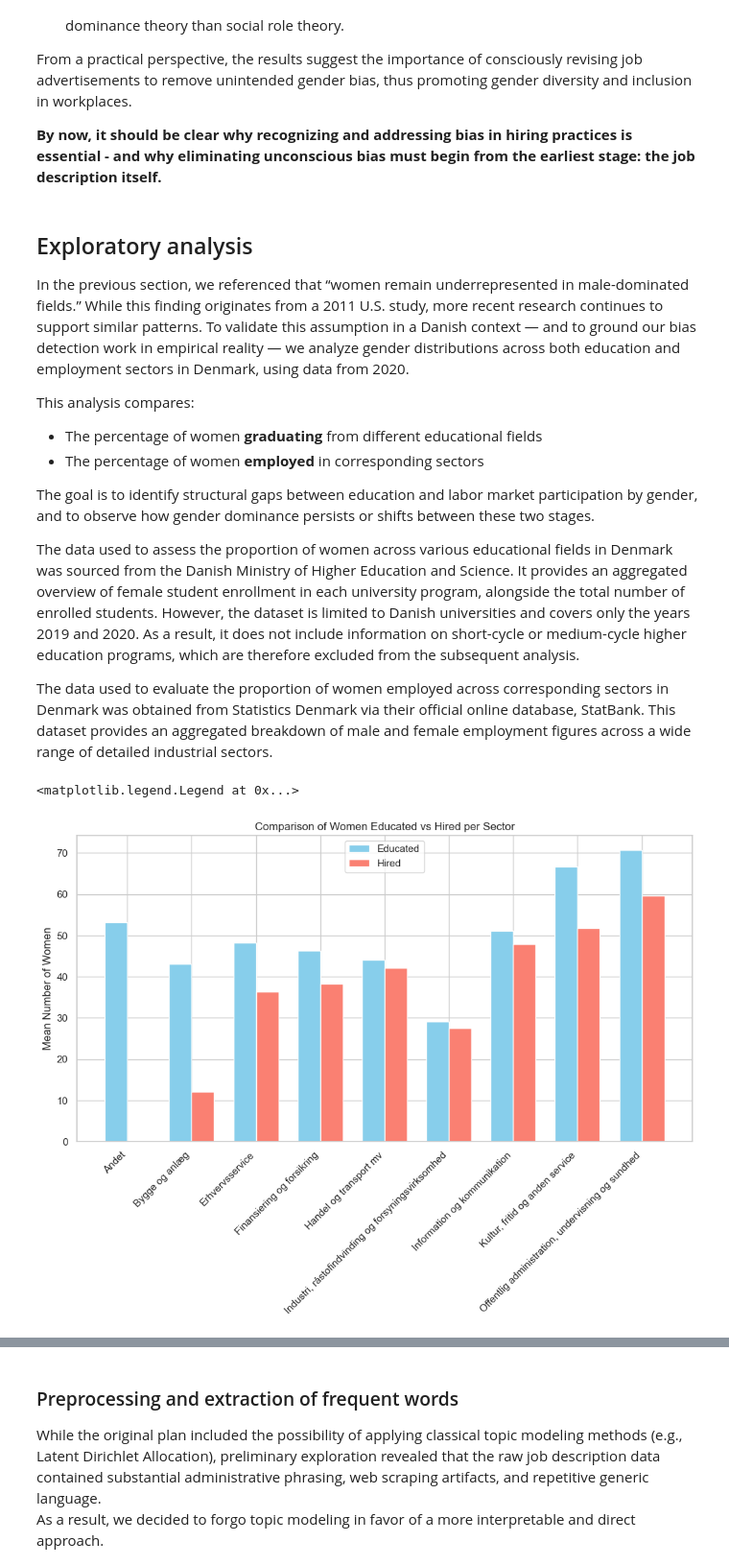
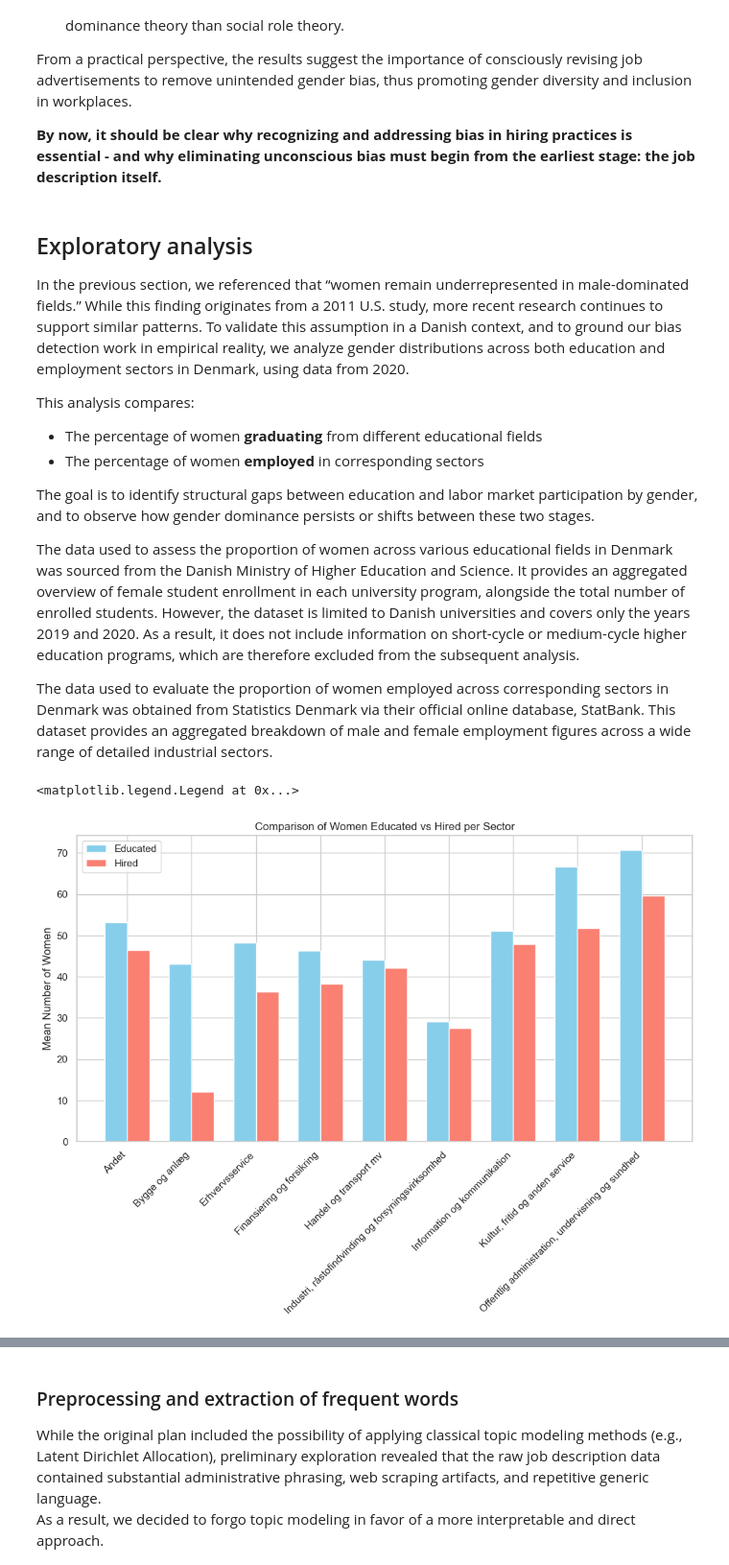
Before and after one commit to annemollelsborg/detection_of_workforce_discrimination, a Jupyter notebook: Women_in_men_fields.ipynb, the cells around one changed output, grey strips where cells are left out. Shown at 96% size. Saved outputs shown, nothing was run; the diff lists cells and outputs as text; code cells hidden in the pictures.

```diff
--- a/Women_in_men_fields.ipynb
+++ b/Women_in_men_fields.ipynb
@@ -40,7 +40,7 @@ From a practical perspective, the results suggest the importance of consciously
 # %% [markdown]
 ## Exploratory analysis
 
-In the previous section, we referenced that “women remain underrepresented in male-dominated fields.” While this finding originates from a 2011 U.S. study, more recent research continues to support similar patterns. To validate this assumption in a Danish context — and to ground our bias detection work in empirical reality — we analyze gender distributions across both education and employment sectors in Denmark, using data from 2020.
+In the previous section, we referenced that “women remain underrepresented in male-dominated fields.” While this finding originates from a 2011 U.S. study, more recent research continues to support similar patterns. To validate this assumption in a Danish context, and to ground our bias detection work in empirical reality, we analyze gender distributions across both education and employment sectors in Denmark, using data from 2020.
 
 This analysis compares:
 - The percentage of women **graduating** from different educational fields
@@ -153,7 +157,8 @@ mean_women = mean_women.set_index("Sector").loc[order].reset_index()
 ## Gender distribution in education
 education_DK = pd.read_csv("CSVfiles/DK_uddannelser_andelkvinder (1).csv", delimiter = ";")
 
-edu_groups = { # Define education group categories
+# Define education group categories
+edu_groups = {
     "Sundhedsvidenskab": ["medicin", "odontologi", "veterinær", "folkesundhed", "farmaci", "biomedicin", "psykologi", "sundhed", "tandplejer", "idræt"],
     "Naturvidenskab": ["arkæologi","naturressourcer","matematik","biologi", "husdyrsvidenskab","fysik", "kemi", "biokemi", "nanoscience", "geologi", "geografi", "bioteknologi", "natur", "molekylær"],
     "Teknisk videnskab (ingeniør)": ["civilingeniør", "diplomingeniør", "teknisk videnskab", "engineering", "maskin", "mekanik", "byg", "elektro", "software"],
@@ -163,7 +168,8 @@ edu_groups = { # Define education group categories
     "Information og kommunikationsteknologi": ["datalogi", "it", "data", "informatik", "kommunikation", "software", "machine learning"]
 }
 
-branche_keywords = { # Sectorgroups for educations and related keywords
+# Sectorgroups for educations and related keywords
+branche_keywords = {
     "Bygge og anlæg": ["byg", "arkitekt", "landinspektør"],
     "Landbrug, skovbrug og fisker": ["biologi","landbrug", "skov", "fiskeri", "husdyr", "naturressourcer", "agro", "geografi"],
     "Industri, råstofindvinding og forsyningsvirksomhed": ["ingeniør", "produktion", "mekanik", "maskin", "proces", "råstof", "energiteknik"],
@@ -178,7 +184,8 @@ branche_keywords = { # Sectorgroups for educations and related keywords
     ]
 }
 
-def classify_education(name): # Classification function
+# Classification function
+def classify_education(name):
     name_lower = name.lower()
     for group, keywords in branche_keywords.items():
         for keyword in keywords:
@@ -186,42 +193,47 @@ def classify_education(name): # Classification function
                 return group
     return "Andet"
 
-edu_df = pd.DataFrame(education_DK, columns=["Studieretning", "Andel kvinder 2020", "Antal studerende i alt"]) # Apply to dataset
-edu_df["Group"] = edu_df["Studieretning"].apply(classify_education)
+edu_df = pd.DataFrame(education_DK, columns=["Studieretning", "Andel kvinder 2020", "Antal studerende i alt"])
+edu_df["Sector"] = edu_df["Studieretning"].apply(classify_education)
 
-group_means = edu_df.groupby("Group")["Andel kvinder 2020"].mean().reset_index() # calculate the mean of each andel af kvinder by studieretning
+# Calculate the mean of each andel af kvinder by studieretning
+group_means = edu_df.groupby("Sector")["Andel kvinder 2020"].mean().reset_index()
 # %%
 ## Plot
-group_means = group_means.rename(columns={"Andel kvinder 2020": "Educated"}) # Rename columns
+group_means = group_means.rename(columns={"Andel kvinder 2020": "Educated"})
 mean_women = mean_women.rename(columns={"Women (per cent)": "Hired"})
 
-merged = pd.merge(group_means, mean_women, how="outer", on="Sector") # Merge education and employment data by sector
+# Merge education and employment data by sector
+merged = pd.merge(group_means, mean_women, how="outer", on="Sector")
 
-sector_order = [ # Optional: sort by custom order
+# Merge education and employment data by sector
+merged = pd.merge(group_means, mean_women, how="outer", on="Sector")
+
+sector_order = [
     "Andet", "Bygge og anlæg", "Erhvervsservice", "Finansiering og forsikring",
     "Handel og transport mv", "Industri, råstofindvinding og forsyningsvirksomhed",
     "Information og kommunikation", "Kultur, fritid og anden service",
     "Landbrug, skovbrug og fiskeri", "Offentlig administration, undervisning og sundhed"
 ]
 merged["Sector"] = pd.Categorical(merged["Sector"], categories=sector_order, ordered=True)
 merged = merged.sort_values("Sector")
 merged = merged.dropna(subset=["Sector"])
 
-sns.set_theme(style="whitegrid") # Set style
+sns.set_theme(style="whitegrid")
 
-fig, ax = plt.subplots(figsize=(12, 6)) # Plot
+fig, ax = plt.subplots(figsize=(12, 6))
 
 bar_width = 0.35
 x = range(len(merged))
 
-ax.bar([i - bar_width/2 for i in x], merged['Educated'], width=bar_width, label='Educated', color='skyblue') # Bars
+ax.bar([i - bar_width/2 for i in x], merged['Educated'], width=bar_width, label='Educated', color='skyblue')
 ax.bar([i + bar_width/2 for i in x], merged['Hired'], width=bar_width, label='Hired', color='salmon')
-ax.set_xticks(x) # Labels and ticks
+ax.set_xticks(x)
 ax.set_xticklabels(merged['Sector'], rotation=45, ha='right')
 ax.set_ylabel('Mean Number of Women')
 ax.set_title('Comparison of Women Educated vs Hired per Sector')
 ax.legend()
 # %% [output]
 <matplotlib.legend.Legend at 0x...>
-[figure, old version]
+[figure, new version]
 # %% [markdown]
```
Also changed, not shown: parts of 42 cells of this notebook.
